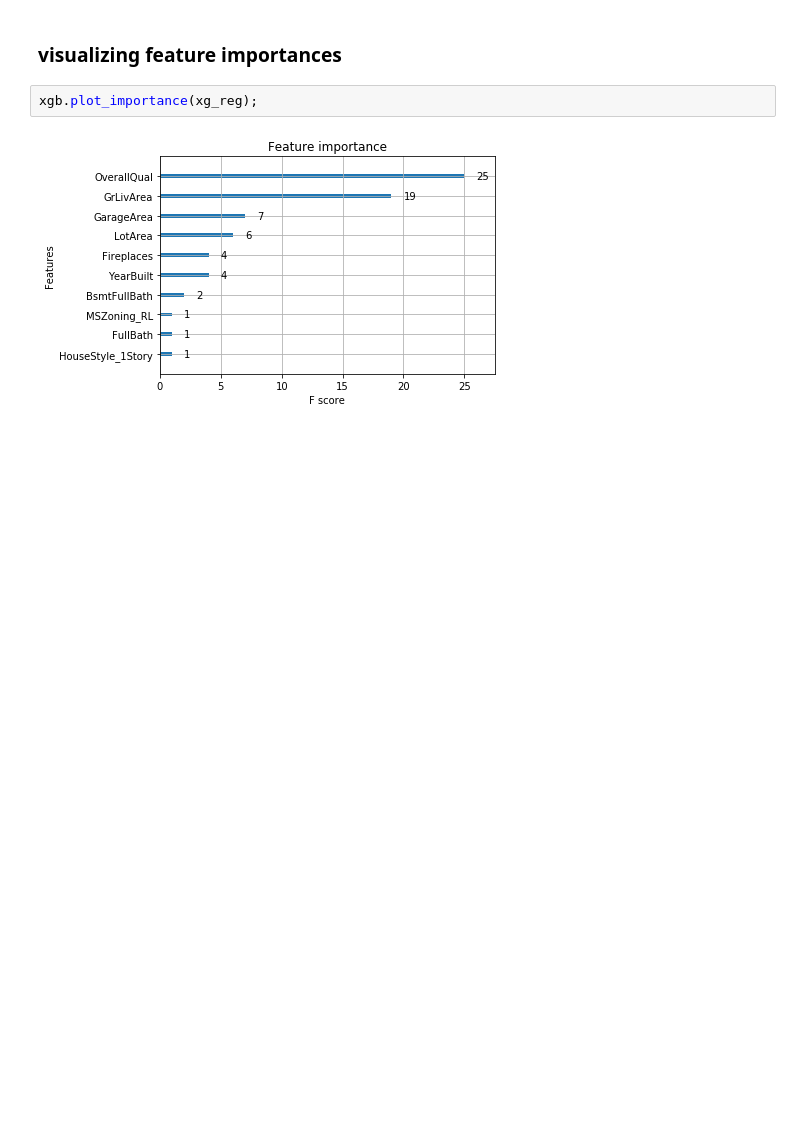
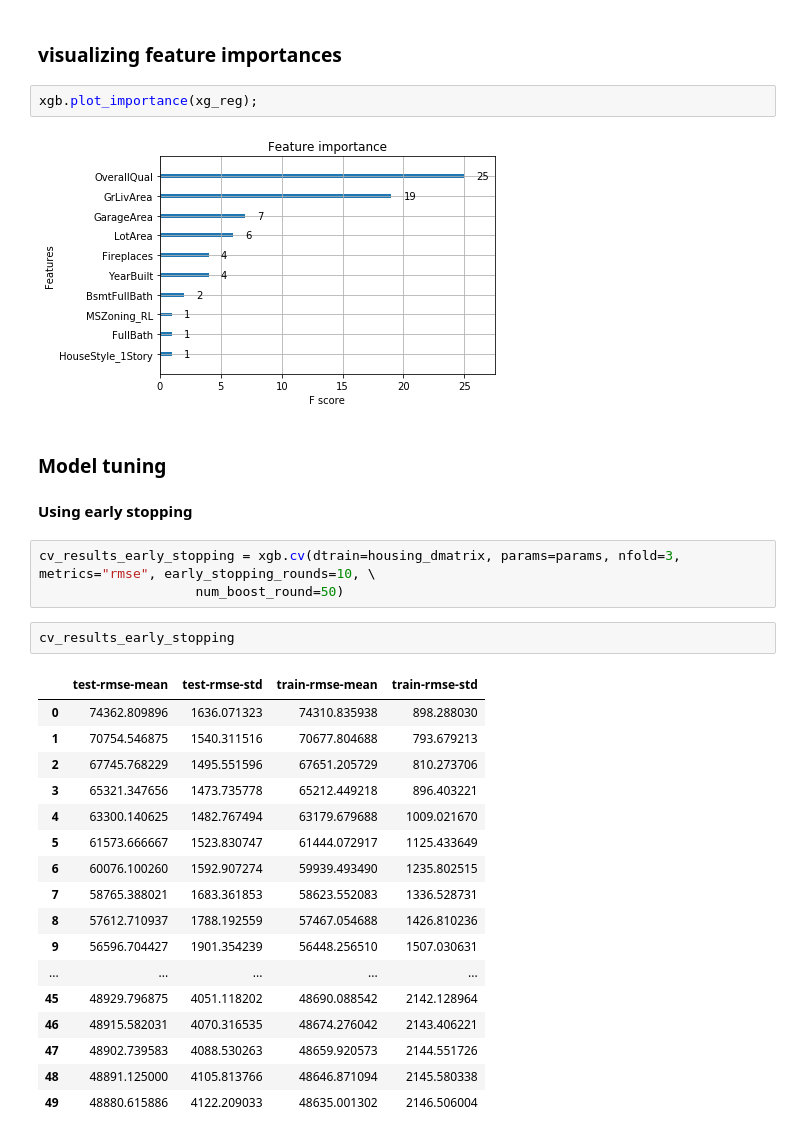
Before and after one commit to sushant2811/NLPandDeepLearning, a Jupyter notebook: XGBoost.ipynb, the cells around one changed output. Saved outputs shown, nothing was run; the diff lists cells and outputs as text; blank space fills up the shorter version.

Commit message:
Using early stopping

```diff
--- a/XGBoost.ipynb
+++ b/XGBoost.ipynb
@@ -193,3 +193,30 @@ xgb.plot_tree(xg_reg, num_trees=9, rankdir='LR');
 xgb.plot_importance(xg_reg);
 # %% [output]
 [figure]
+# %% [markdown]
+### Model tuning
+# %% [markdown]
+**Using early stopping**
+# %%
+cv_results_early_stopping = xgb.cv(dtrain=housing_dmatrix, params=params, nfold=3, metrics="rmse", early_stopping_rounds=10, \
+                    num_boost_round=50)
+# %%
+cv_results_early_stopping
+# %% [output]
+|  | test-rmse-mean | test-rmse-std | train-rmse-mean | train-rmse-std |
+| 0 | 74362.809896 | 1636.071323 | 74310.835938 | 898.288030 |
+| 1 | 70754.546875 | 1540.311516 | 70677.804688 | 793.679213 |
+| 2 | 67745.768229 | 1495.551596 | 67651.205729 | 810.273706 |
+| 3 | 65321.347656 | 1473.735778 | 65212.449218 | 896.403221 |
+| 4 | 63300.140625 | 1482.767494 | 63179.679688 | 1009.021670 |
+| 5 | 61573.666667 | 1523.830747 | 61444.072917 | 1125.433649 |
+| 6 | 60076.100260 | 1592.907274 | 59939.493490 | 1235.802515 |
+| 7 | 58765.388021 | 1683.361853 | 58623.552083 | 1336.528731 |
+| 8 | 57612.710937 | 1788.192559 | 57467.054688 | 1426.810236 |
+| 9 | 56596.704427 | 1901.354239 | 56448.256510 | 1507.030631 |
+| ... | ... | ... | ... | ... |
+| 45 | 48929.796875 | 4051.118202 | 48690.088542 | 2142.128964 |
+| 46 | 48915.582031 | 4070.316535 | 48674.276042 | 2143.406221 |
+| 47 | 48902.739583 | 4088.530263 | 48659.920573 | 2144.551726 |
+| 48 | 48891.125000 | 4105.813766 | 48646.871094 | 2145.580338 |
+| 49 | 48880.615886 | 4122.209033 | 48635.001302 | 2146.506004 |
```
